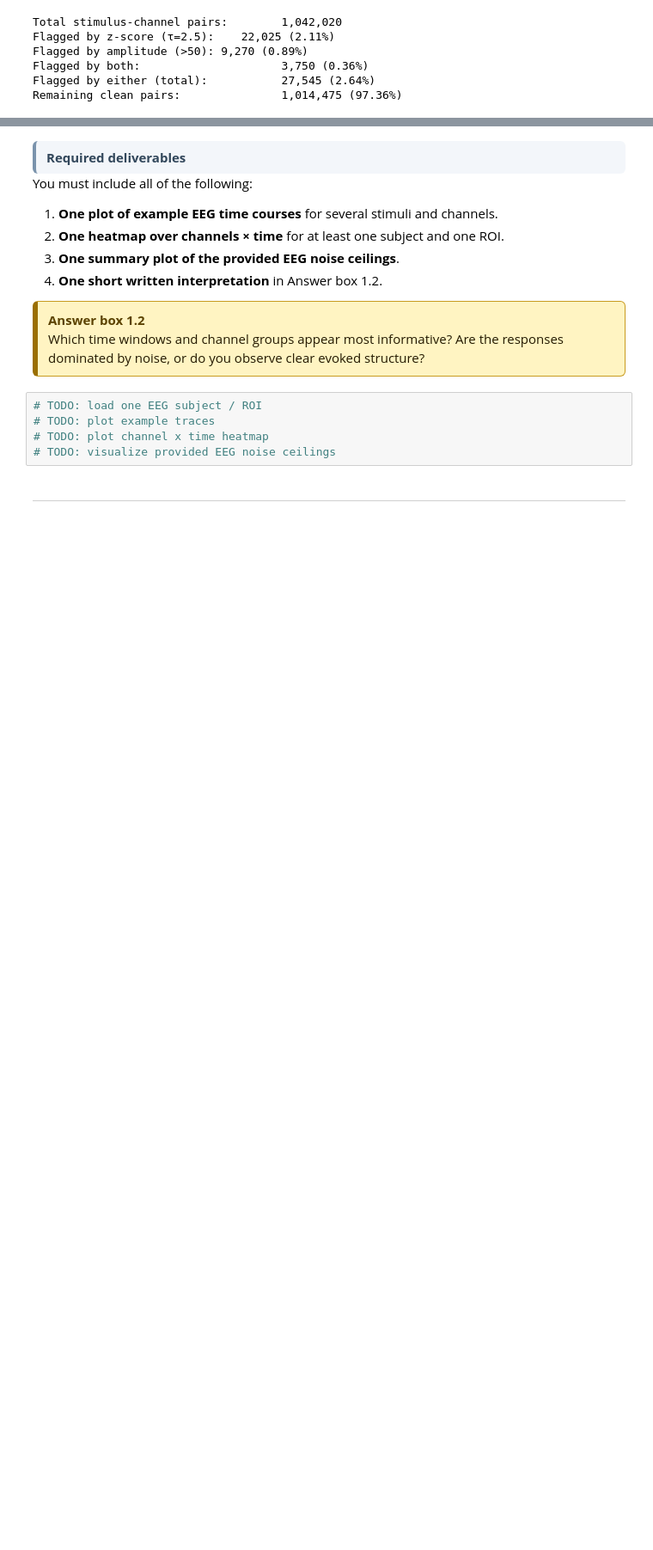
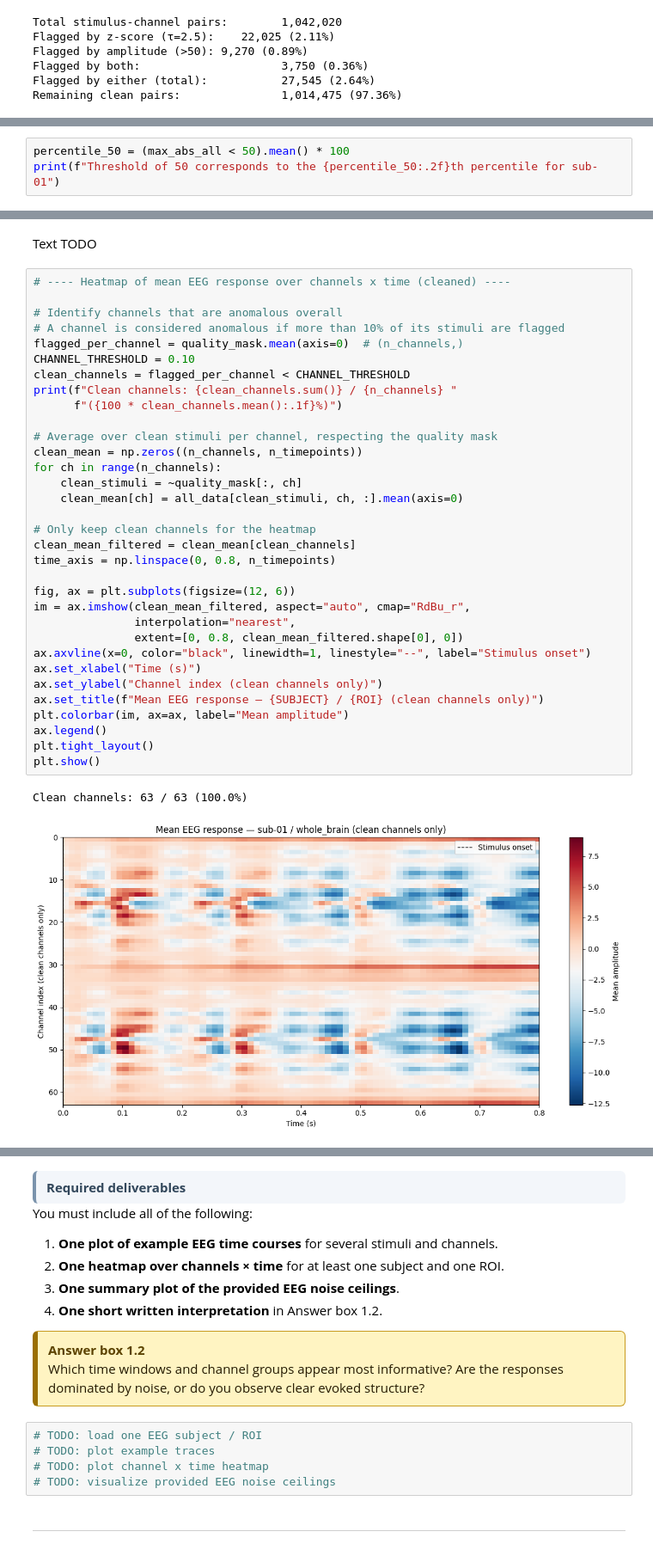
Before and after one commit to AnastasisPap/Brain-like-computation-and-intelligence-project, a Jupyter notebook: nx414_project_2026.ipynb, the cells around one changed output, grey strips where cells are left out. Shown at 86% size. Saved outputs shown, nothing was run; the diff lists cells and outputs as text; blank space fills up the shorter version.

```diff
--- a/nx414_project_2026.ipynb
+++ b/nx414_project_2026.ipynb
@@ -1249,0 +1334,3 @@ justify a principled cutoff.
+# %%
+percentile_50 = (max_abs_all < 50).mean() * 100
+print(f"Threshold of 50 corresponds to the {percentile_50:.2f}th percentile for sub-01")
@@ -1249,0 +1402,38 @@ justify a principled cutoff.
+# %% [markdown]
+Text TODO
+# %%
+# ---- Heatmap of mean EEG response over channels x time (cleaned) ----
+
+# Identify channels that are anomalous overall
+# A channel is considered anomalous if more than 10% of its stimuli are flagged
+flagged_per_channel = quality_mask.mean(axis=0)  # (n_channels,)
+CHANNEL_THRESHOLD = 0.10
+clean_channels = flagged_per_channel < CHANNEL_THRESHOLD
+print(f"Clean channels: {clean_channels.sum()} / {n_channels} "
+      f"({100 * clean_channels.mean():.1f}%)")
+
+# Average over clean stimuli per channel, respecting the quality mask
+clean_mean = np.zeros((n_channels, n_timepoints))
+for ch in range(n_channels):
+    clean_stimuli = ~quality_mask[:, ch]
+    clean_mean[ch] = all_data[clean_stimuli, ch, :].mean(axis=0)
+
+# Only keep clean channels for the heatmap
+clean_mean_filtered = clean_mean[clean_channels]
+time_axis = np.linspace(0, 0.8, n_timepoints)
+
+fig, ax = plt.subplots(figsize=(12, 6))
+im = ax.imshow(clean_mean_filtered, aspect="auto", cmap="RdBu_r",
+               interpolation="nearest",
+               extent=[0, 0.8, clean_mean_filtered.shape[0], 0])
+ax.axvline(x=0, color="black", linewidth=1, linestyle="--", label="Stimulus onset")
+ax.set_xlabel("Time (s)")
+ax.set_ylabel("Channel index (clean channels only)")
+ax.set_title(f"Mean EEG response — {SUBJECT} / {ROI} (clean channels only)")
+plt.colorbar(im, ax=ax, label="Mean amplitude")
+ax.legend()
+plt.tight_layout()
+plt.show()
+# %% [output]
+Clean channels: 63 / 63 (100.0%)
+[figure, added]
```
Also changed, not shown: parts of 6 cells of this notebook, 1 other file.
